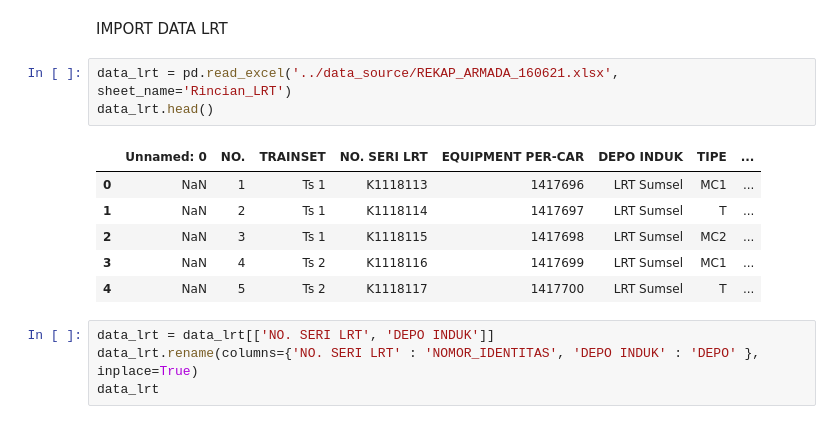
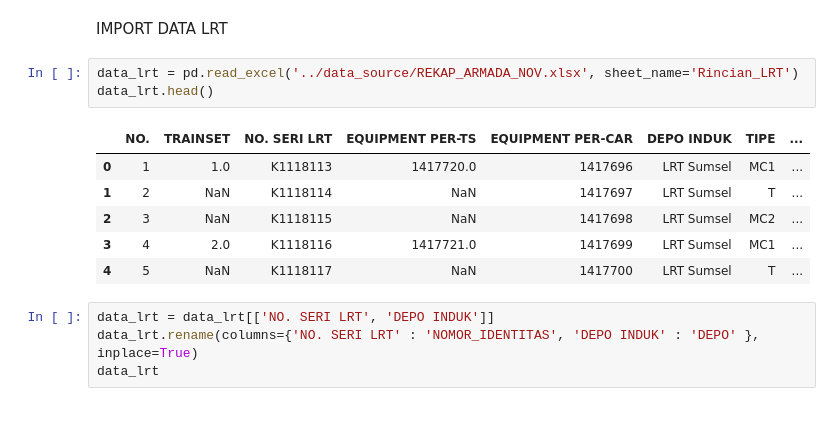
Before and after one commit to cktheone/DQLab, a Jupyter notebook: Latihan/Sinkronisasi Data Sarana/data_aset_kai.ipynb, the cells around one changed output. Cells and saved outputs as stored; diff of their text form.

```diff
--- a/Latihan/Sinkronisasi Data Sarana/data_aset_kai.ipynb
+++ b/Latihan/Sinkronisasi Data Sarana/data_aset_kai.ipynb
@@ -308,15 +318,15 @@ data_krl
 # %% [markdown]
 IMPORT DATA LRT
 # %%
-data_lrt = pd.read_excel('../data_source/REKAP_ARMADA_160621.xlsx', sheet_name='Rincian_LRT')
+data_lrt = pd.read_excel('../data_source/REKAP_ARMADA_NOV.xlsx', sheet_name='Rincian_LRT')
 data_lrt.head()
 # %% [output]
-|  | Unnamed: 0 | NO. | TRAINSET | NO. SERI LRT | EQUIPMENT PER-CAR | DEPO INDUK | TIPE | ... |
-| 0 | NaN | 1 | Ts 1 | K1118113 | 1417696 | LRT Sumsel | MC1 | ... |
-| 1 | NaN | 2 | Ts 1 | K1118114 | 1417697 | LRT Sumsel | T | ... |
-| 2 | NaN | 3 | Ts 1 | K1118115 | 1417698 | LRT Sumsel | MC2 | ... |
-| 3 | NaN | 4 | Ts 2 | K1118116 | 1417699 | LRT Sumsel | MC1 | ... |
-| 4 | NaN | 5 | Ts 2 | K1118117 | 1417700 | LRT Sumsel | T | ... |
+|  | NO. | TRAINSET | NO. SERI LRT | EQUIPMENT PER-TS | EQUIPMENT PER-CAR | DEPO INDUK | TIPE | ... |
+| 0 | 1 | 1.0 | K1118113 | 1417720.0 | 1417696 | LRT Sumsel | MC1 | ... |
+| 1 | 2 | NaN | K1118114 | NaN | 1417697 | LRT Sumsel | T | ... |
+| 2 | 3 | NaN | K1118115 | NaN | 1417698 | LRT Sumsel | MC2 | ... |
+| 3 | 4 | 2.0 | K1118116 | 1417721.0 | 1417699 | LRT Sumsel | MC1 | ... |
+| 4 | 5 | NaN | K1118117 | NaN | 1417700 | LRT Sumsel | T | ... |
 # %%
 data_lrt = data_lrt[['NO. SERI LRT', 'DEPO INDUK']]
 data_lrt.rename(columns={'NO. SERI LRT' : 'NOMOR_IDENTITAS', 'DEPO INDUK' : 'DEPO' }, inplace=True)
```
Also changed, not shown: parts of 48 cells of this notebook, 20 other files.
